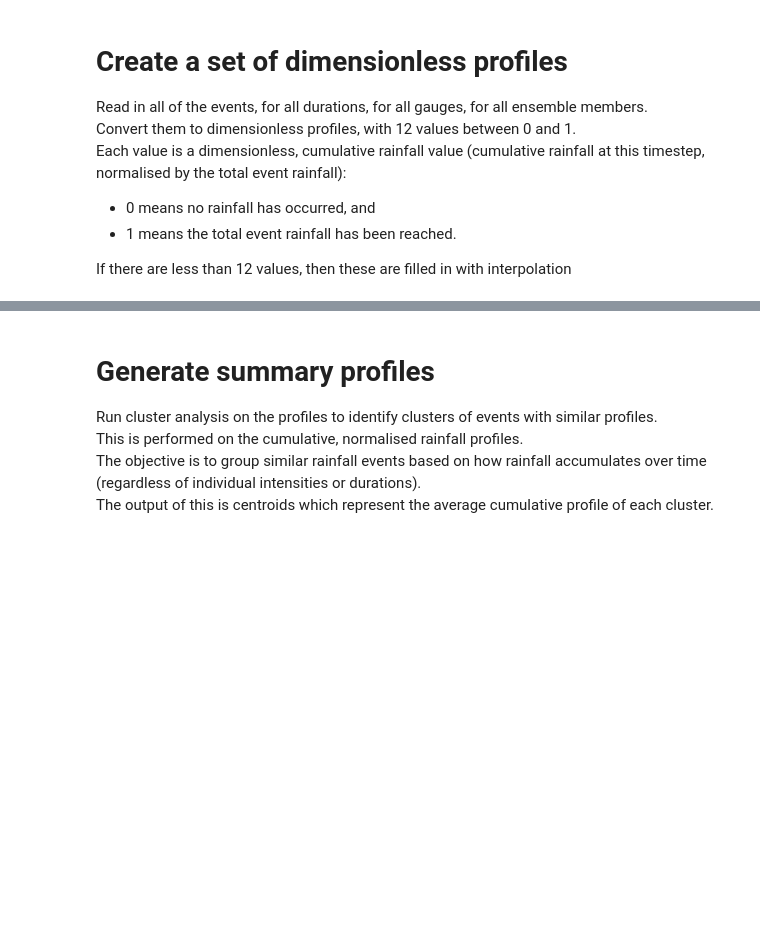
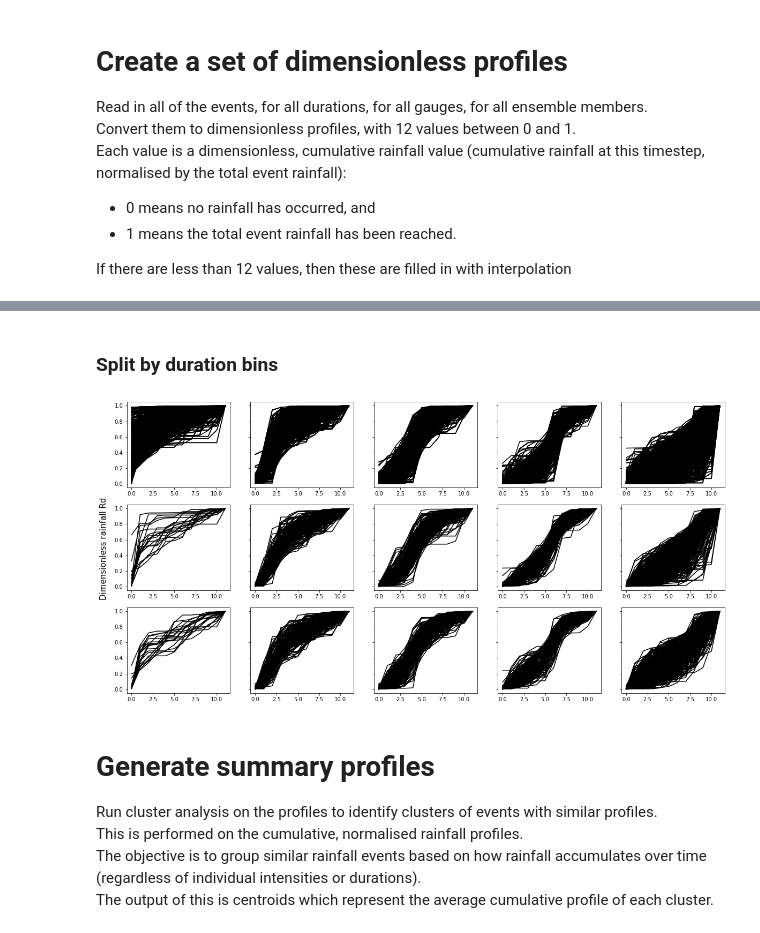
Before and after one commit to masher92/UKCP18, a Jupyter notebook: FindIndependentRainfallEvents/CreateDimensionlessProfiles.ipynb, the cells around one changed output, grey strips where cells are left out. Saved outputs shown, nothing was run; the diff lists cells and outputs as text; code cells hidden in the pictures; blank space fills up the shorter version.

```diff
--- a/FindIndependentRainfallEvents/CreateDimensionlessProfiles.ipynb
+++ b/FindIndependentRainfallEvents/CreateDimensionlessProfiles.ipynb
@@ -112,3 +86,44 @@ Only 1 value at gauge_num 3 for 0.5hrs_2009_v1.csv
+# %% [markdown]
+### Split by duration bins
+# %%
+fig, axs = plt.subplots(ncols=5, nrows=3, figsize=(20, 10), sharey=True)
+
+for gauge_num in range(1,47):
+    if gauge_num not in [6,9, 11]:
+        # Create a list of all the event CSVs
+        files = [f for f in os.listdir(f"../../ProcessedData/IndependentEvents/{em}/Gauge{gauge_num}/Option1/EventSet/") if f.endswith('.csv')]
+        files = np.sort(files)
+
+        # For each event
+        for num, file in enumerate(files):
+            test = pd.read_csv(f"../../ProcessedData/IndependentEvents/{em}/Gauge{gauge_num}/Option1/EventSet/{file}")
+            # find duration from file name
+            pattern = re.compile(r'(\d+\.?\d*)hrs')
+            match = pattern.search(file)
+            duration = match.group(1)
+
+            if len(test)==1:
+                print(f"Only 1 value at gauge_num {gauge_num} for {file}")
+            else:
+                times = np.array(range(0,len(test)))
+                normalized_time, normalized_rainfall = create_dimensionless_profile(times, np.array(test['precipitation (mm/hr)']))
+                interpolated_rainfall = interpolate_and_bin(normalized_time, normalized_rainfall)
+
+                heaviest_segment = categorize_normalized_rainstorm(interpolated_rainfall)
+
+                if duration in ['0.5','1', '2', '3','6']:
+                    axs[0,heaviest_segment].plot(interpolated_rainfall, label=f'Profile with heaviest in segment {heaviest_segment + 1}',
+                                              color = 'black')
+                elif duration in ['12']:
+                    axs[1,heaviest_segment].plot(interpolated_rainfall, label=f'Profile with heaviest in segment {heaviest_segment + 1}',
+                                              color = 'black')
+                else:
+                    axs[2,heaviest_segment].plot(interpolated_rainfall, label=f'Profile with heaviest in segment {heaviest_segment + 1}',
+                                              color = 'black')
+
+fig.supylabel('Dimensionless rainfall Rd', x= 0.09, fontsize=15);
+# %% [output]
+[figure, added]
 # %% [markdown]
 # Generate summary profiles
 Run cluster analysis on the profiles to identify clusters of events with similar profiles.
```
Also changed, not shown: parts of 21 cells of this notebook.
